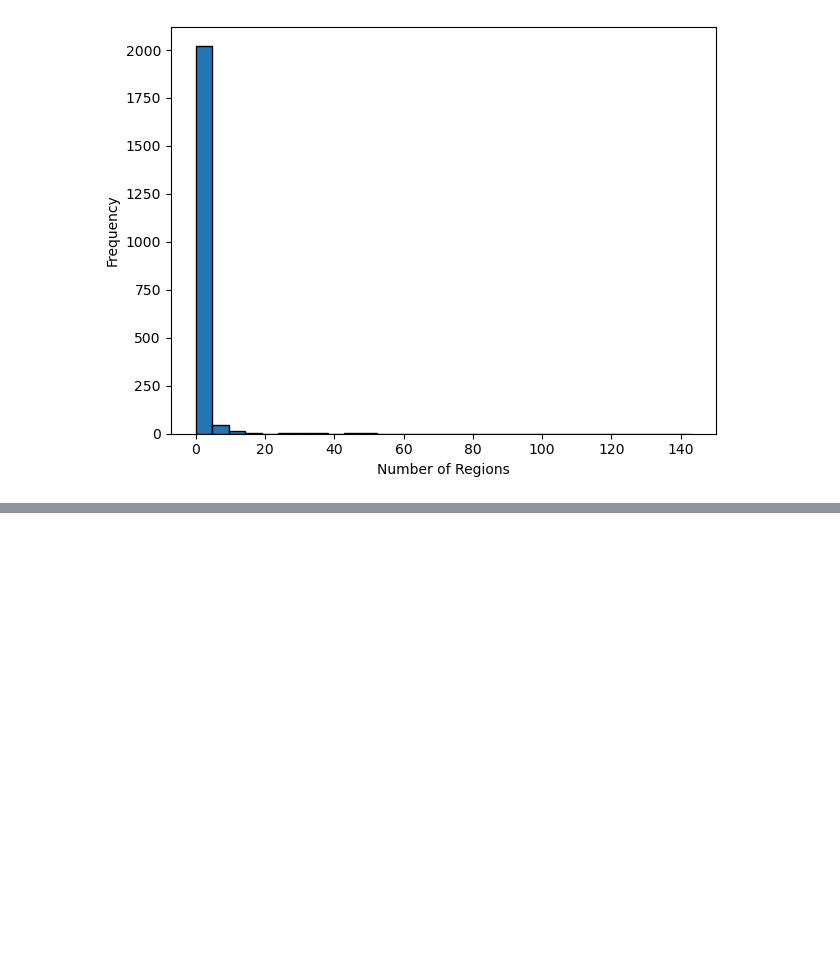
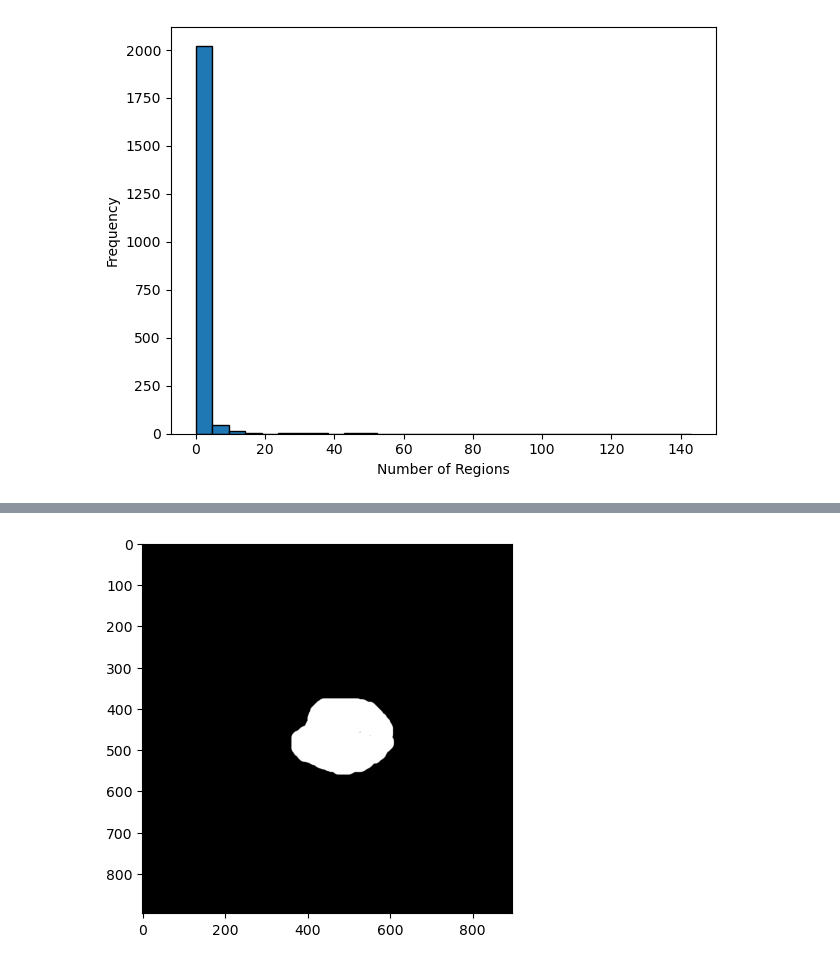
Before and after one commit to AkioAbe01/2026_PDS_Aardvark, a Jupyter notebook: data/analysis.ipynb, the cells around one changed output, grey strips where cells are left out. Cells and saved outputs as stored; diff of their text form; code cells hidden in the pictures; blank space fills up the shorter version.

```diff
--- a/data/analysis.ipynb
+++ b/data/analysis.ipynb
@@ -147,0 +234,5 @@ show_img_mask('PAT_419_2768_910.png')
+# %%
+mask = plt.imread('masks/PAT_684_1302_588_mask.png')
+plt.imshow(mask, cmap='grey');
+# %% [output]
+[figure, added]
```
Also changed, not shown: parts of 22 cells of this notebook, 2 other files.
